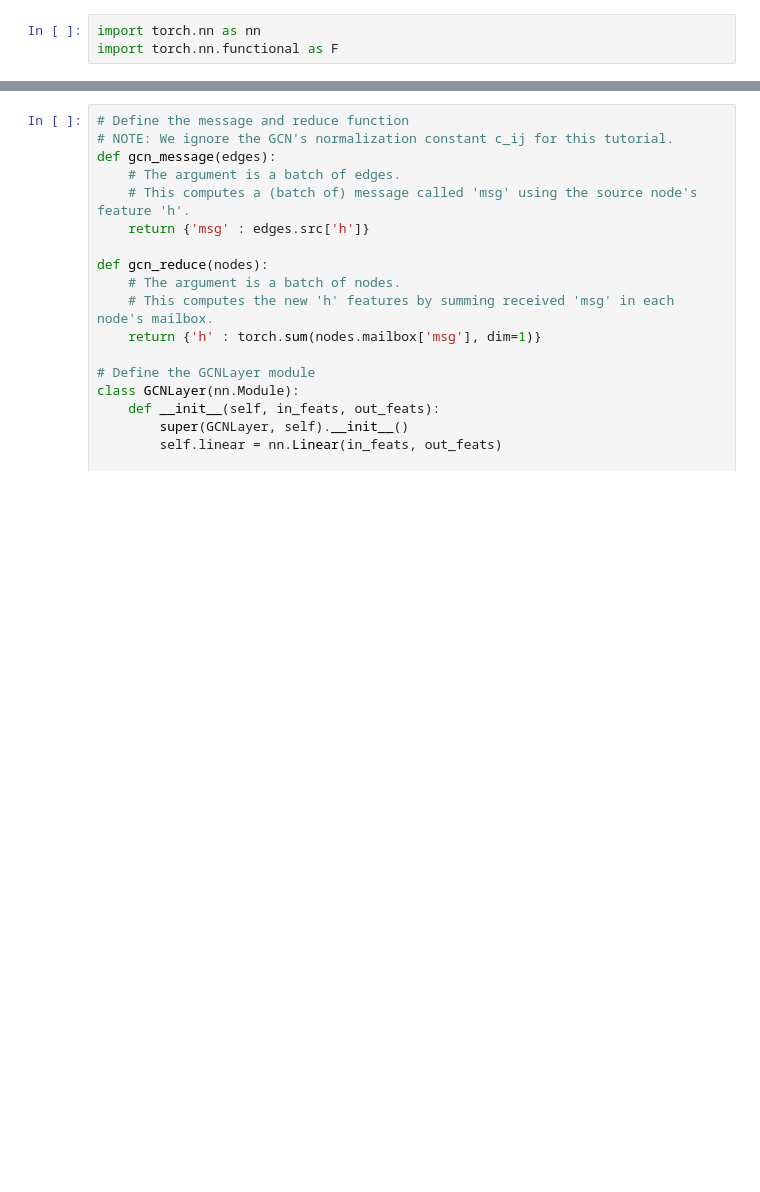
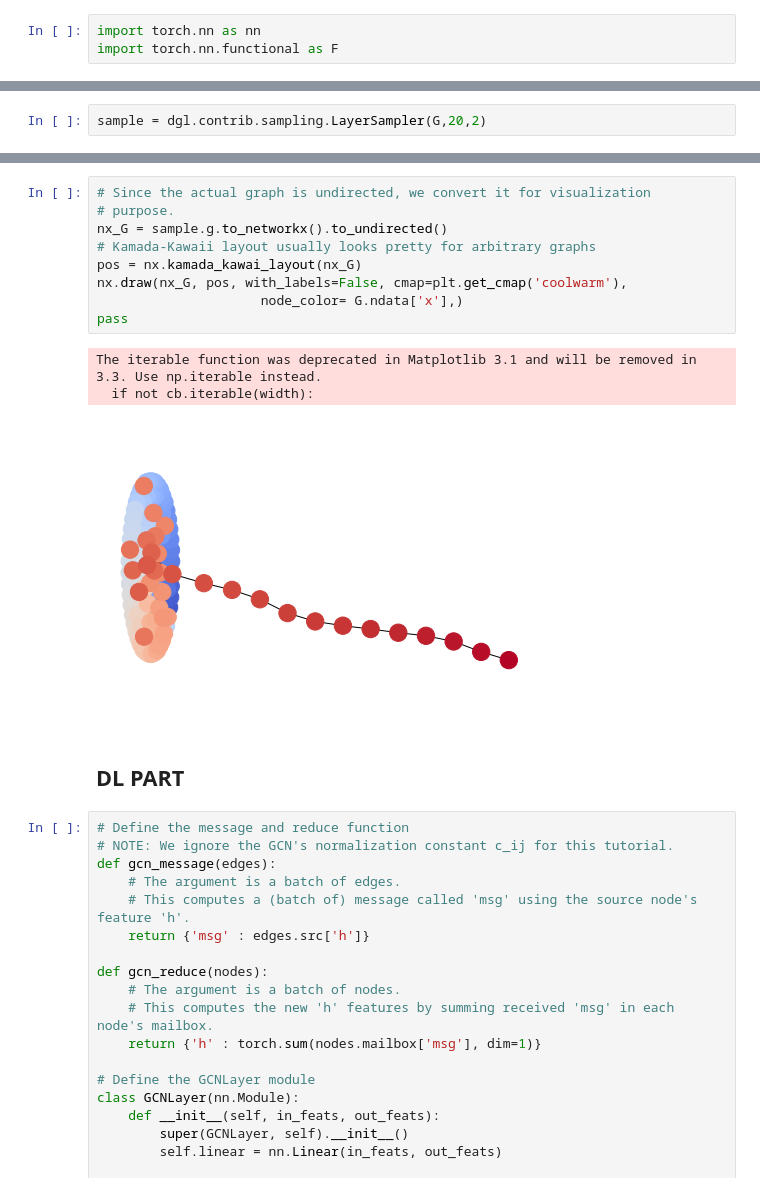
Before and after one commit to Axeln78/SpectralDGL, a Jupyter notebook: Laplacian_notebook/Laplacian.ipynb, the cells around one changed output, grey strips where cells are left out. Cells and saved outputs as stored; diff of their text form; blank space fills up the shorter version.

```diff
--- a/Laplacian_notebook/Laplacian.ipynb
+++ b/Laplacian_notebook/Laplacian.ipynb
@@ -50,0 +72,2 @@ pass
+# %%
+sample = dgl.contrib.sampling.LayerSampler(G,20,2)
@@ -51,3 +78,18 @@ pass
+# %%
+# Since the actual graph is undirected, we convert it for visualization
+# purpose.
+nx_G = sample.g.to_networkx().to_undirected()
+# Kamada-Kawaii layout usually looks pretty for arbitrary graphs
+pos = nx.kamada_kawai_layout(nx_G)
+nx.draw(nx_G, pos, with_labels=False, cmap=plt.get_cmap('coolwarm'),
+                     node_color= G.ndata['x'],)
+pass
+# %% [output]
+The iterable function was deprecated in Matplotlib 3.1 and will be removed in 3.3. Use np.iterable instead.
+  if not cb.iterable(width):
+[figure, added]
+# %% [markdown]
+## DL PART
 # %%
 # Define the message and reduce function
 # NOTE: We ignore the GCN's normalization constant c_ij for this tutorial.
```
Also changed, not shown: parts of 17 cells of this notebook.
